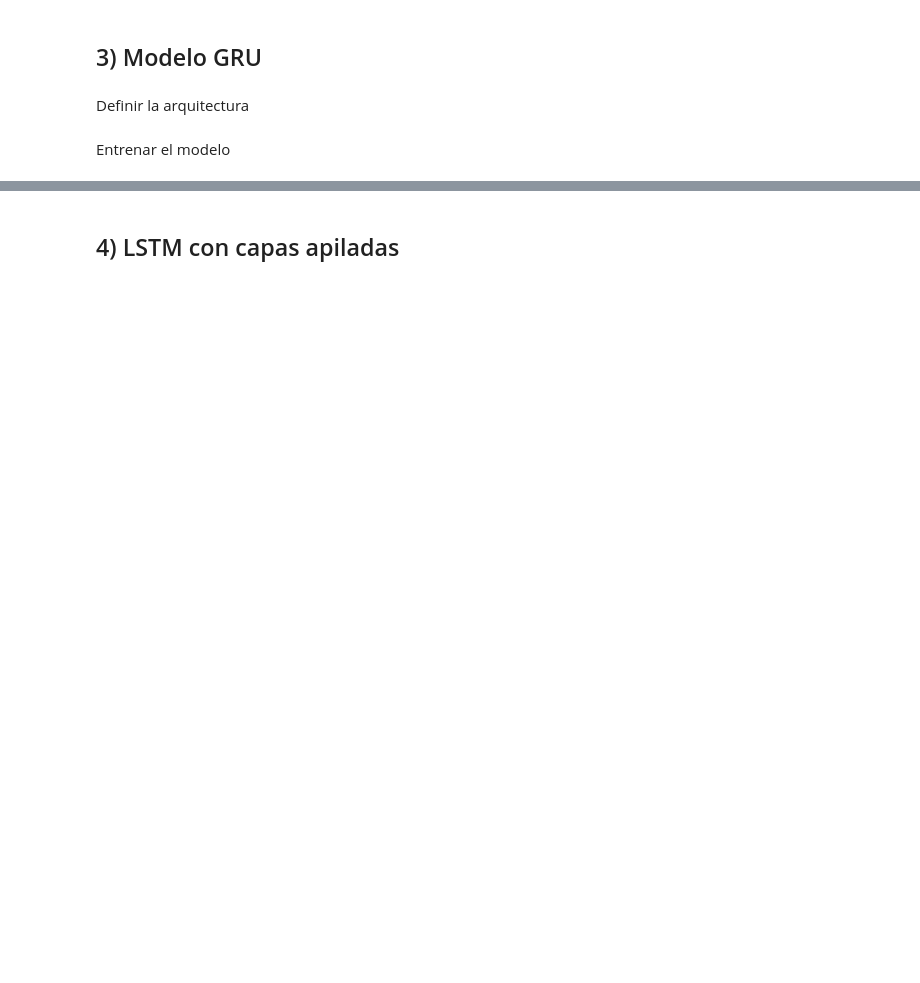
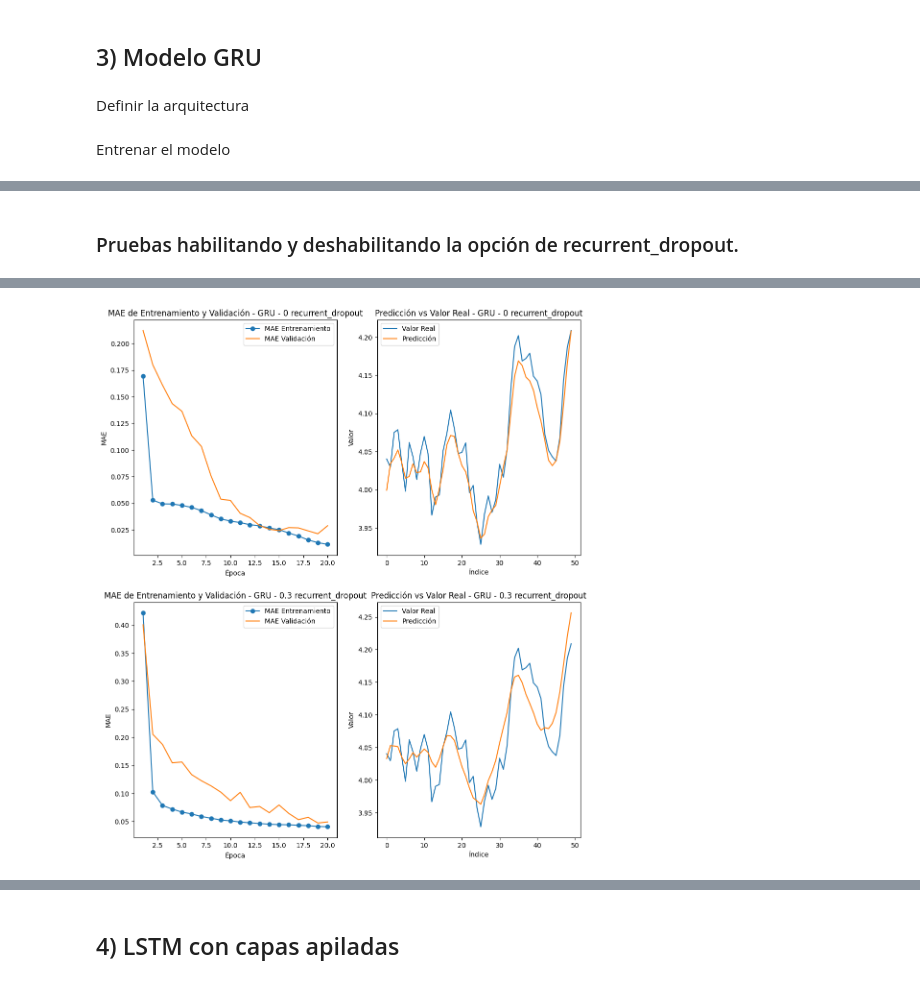
Before and after one commit to AngieJoya99/Taller3-RN, a Jupyter notebook: Taller3RN.ipynb, the cells around one changed output, grey strips where cells are left out. Cells and saved outputs as stored; diff of their text form; code cells hidden in the pictures; blank space fills up the shorter version.

```diff
--- a/Taller3RN.ipynb
+++ b/Taller3RN.ipynb
@@ -632,0 +723,39 @@ graficarPrediccion(prediccionGRU, y, "GRU - Predicción vs Valor Real")
+# %% [markdown]
+### Pruebas habilitando y deshabilitando la opción de recurrent_dropout.
+# %%
+fig, axes = plt.subplots(2, 2, figsize=(12, 14))
+
+recurrentDropoutGRU = [0, 0.3]
+
+for i, n in enumerate(recurrentDropoutGRU):
+  #Limpiar sesión
+  tf.keras.backend.clear_session()
+
+  #Crear el modelo
+  inputs = keras.Input(shape=(sequence_length, 1))
+  x = layers.GRU(64, recurrent_dropout=n)(inputs)
+  outputs = layers.Dense(1)(x)
+  modeloGRU = keras.Model(inputs, outputs)
+
+  #Entrenar el modelo
+  callbacksGRU = [
+    keras.callbacks.EarlyStopping(monitor="val_loss", patience=5, restore_best_weights=True)
+  ]
+  modeloGRU.compile(optimizer="adam", loss="mse", metrics=["mae"])
+
+  historyGRU = modeloGRU.fit(
+    datasetTrain,
+    epochs=20,
+    validation_data=datasetValidation,
+    callbacks=callbacksGRU,
+    verbose=0
+  )
+
+  #Evaluar el modelo
+  maeGRU = modeloGRU.evaluate(datasetTest, verbose=0)[1]
+  predGRU = modeloGRU.predict(datasetTest)
+  graficaeMAE(historyGRU, f"MAE de Entrenamiento y Validación - GRU - {n} recurrent_dropout", axes[i][0])
+  graficarPrediccion(predGRU, y, f"Predicción vs Valor Real - GRU - {n} recurrent_dropout", axes[i][1])
+
+  print(f"MAE de prueba ({n} recurrent_dropout): {maeGRU:.4f}")
+# %% [output]
@@ -632,0 +766 @@ graficarPrediccion(prediccionGRU, y, "GRU - Predicción vs Valor Real")
+[figure, added]
```
Also changed, not shown: parts of 23 cells of this notebook.
